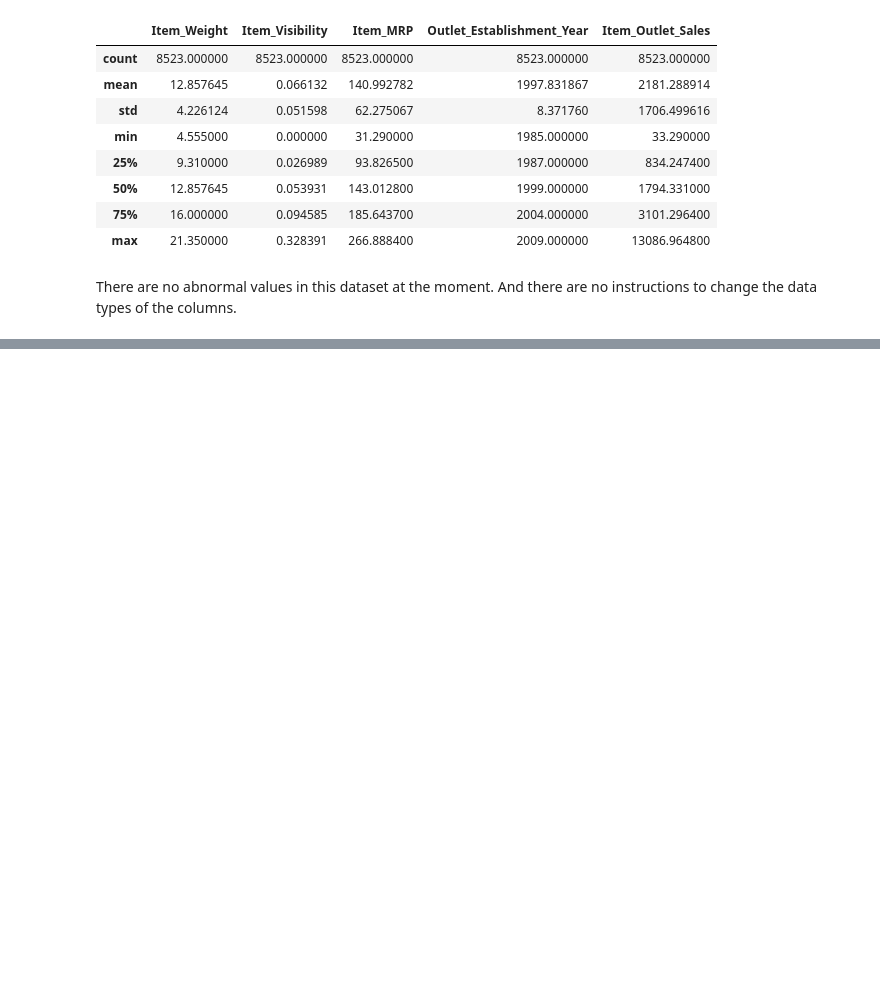
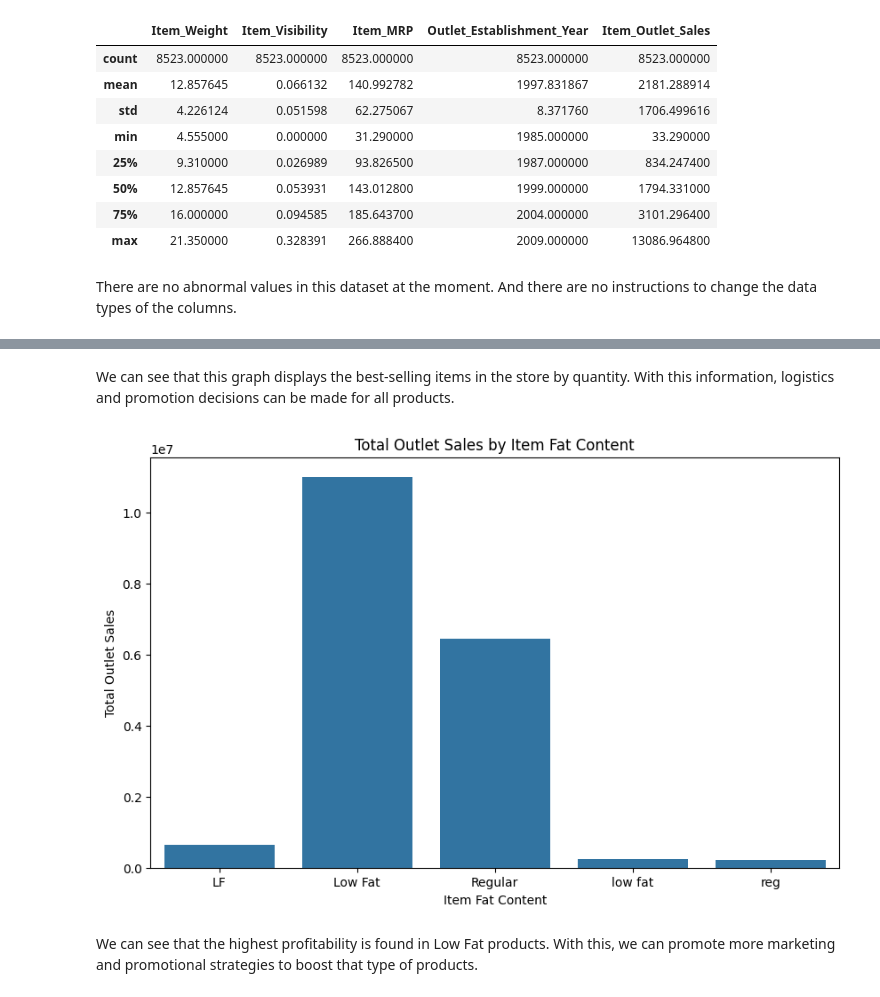
Before and after one commit to RenzoX96/Sales_prediction, a Jupyter notebook: Data_cleaning.ipynb, the cells around one changed output, grey strips where cells are left out. Cells and saved outputs as stored; diff of their text form; code cells hidden in the pictures; blank space fills up the shorter version.

```diff
--- a/Data_cleaning.ipynb
+++ b/Data_cleaning.ipynb
@@ -159,0 +199,17 @@ There are no abnormal values in this dataset at the moment. And there are no ins
+# %% [markdown]
+We can see that this graph displays the best-selling items in the store by quantity. With this information, logistics and promotion decisions can be made for all products.
+# %%
+fat_content_sales = df.groupby('Item_Fat_Content')['Item_Outlet_Sales'].sum()
+
+plt.figure(figsize=(10, 6))
+sns.barplot(x=fat_content_sales.index, y=fat_content_sales.values)
+
+plt.xlabel('Item Fat Content')
+plt.ylabel('Total Outlet Sales')
+plt.title('Total Outlet Sales by Item Fat Content')
+
+plt.show()
+# %% [output]
+[figure, added]
+# %% [markdown]
+We can see that the highest profitability is found in Low Fat products. With this, we can promote more marketing and promotional strategies to boost that type of products.
```
Also changed, not shown: parts of 4 cells of this notebook.
